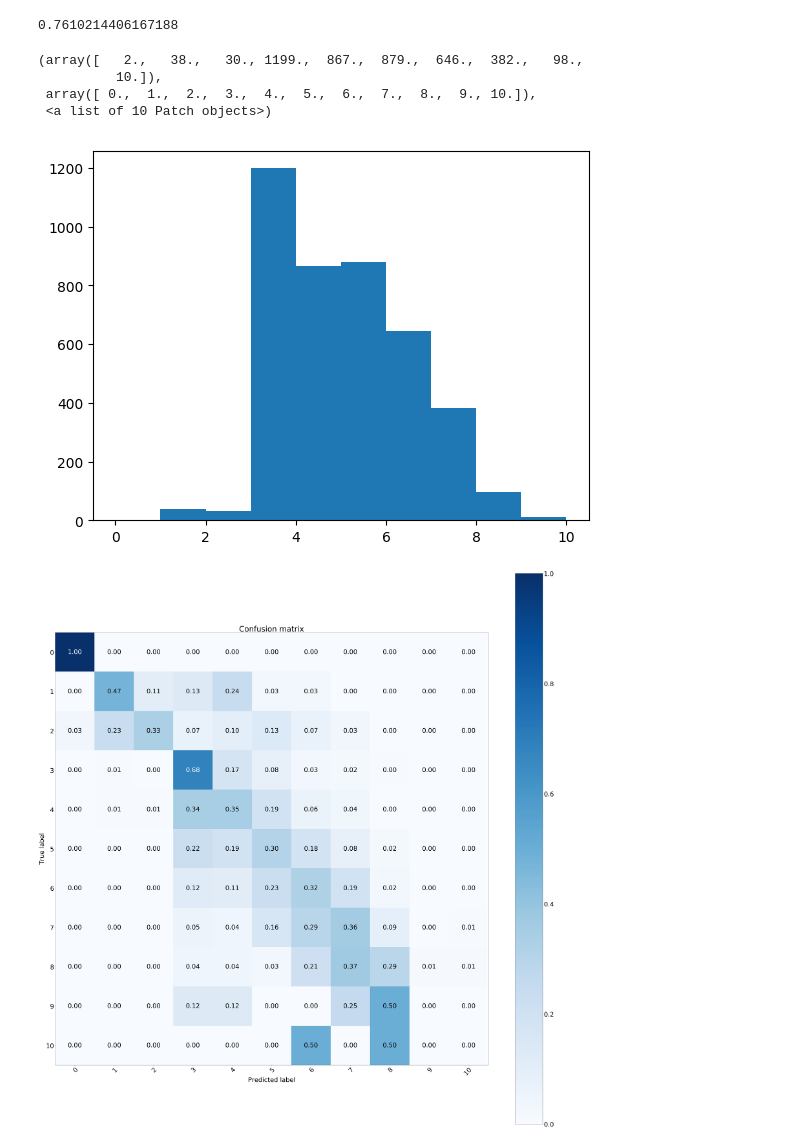
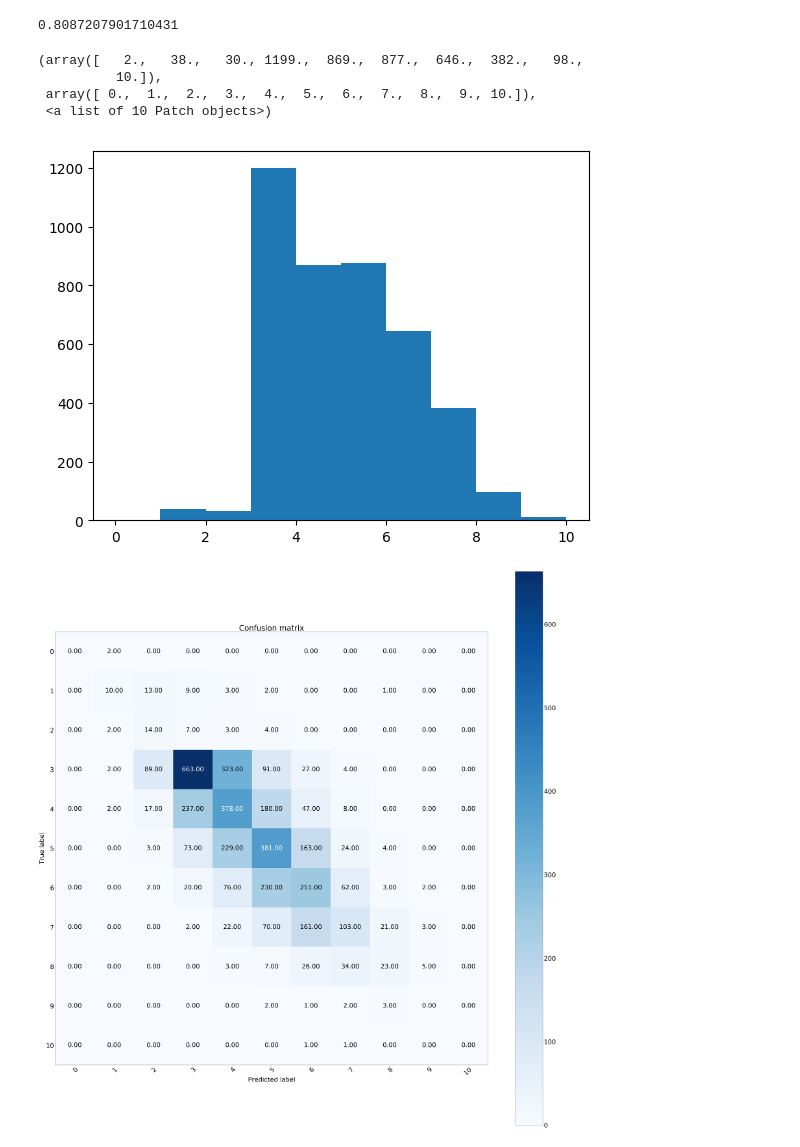
Before and after one commit to patrickbryant1/MHCII, a Jupyter notebook: Evaluation.ipynb, the cells around one changed output. Drawn from its saved outputs; the diff is of its cells as text; code cells hidden in the pictures.

```diff
--- a/Evaluation.ipynb
+++ b/Evaluation.ipynb
@@ -13,7 +13,7 @@ from sklearn.metrics import roc_curve, auc, confusion_matrix, roc_auc_score
 import math
 import pdb
 # %%
-bins = np.array([-5.47712125, -4.77712125, -4.07712125, -3.37712125, -2.7,
+bins = np.array([-5.47712125, -4.77712125, -4.07712125, -3.37712125, -2.69897,
        -1.97712125, -1.27712125, -0.57712125,  0.12287875,  0.82287875])
 # %%
 base = '/hdd/pbryant/results/mhc/20190911/'
@@ -29,0 +53,9 @@ print(np.digitize(a, bins))
+# %%
+true_new = []
+for i in range(len(true)):
+    if true[i] == -0.: #positiv
+        true[i]=-3
+    if true[i] == math.inf:
+        true[i]=-1
+
+true
@@ -30,4 +89,9 @@ print(np.digitize(a, bins))
 # %%
+#bin data
+true_binned = np.digitize(true,bins)
+pred_binned = np.digitize(pred,bins)
+true = true_binned
+pred = pred_binned
 true_binary = []
 pred_binary = []
 for i in range(len(true)):
@@ -43,11 +107,11 @@ for i in range(len(true)):
 #Accuracy in predicting binding/not
 1-np.sum(np.absolute(np.asarray(true_binary)-np.asarray(pred_binary)))/len(true_binary)
 # %% [output]
-0.7610214406167188
+0.8087207901710431
 # %%
 plt.hist(true)
 # %% [output]
-(array([   2.,   38.,   30., 1199.,  867.,  879.,  646.,  382.,   98.,
+(array([   2.,   38.,   30., 1199.,  869.,  877.,  646.,  382.,   98.,
           10.]),
  array([ 0.,  1.,  2.,  3.,  4.,  5.,  6.,  7.,  8.,  9., 10.]),
  <a list of 10 Patch objects>)
@@ -56,7 +120,7 @@ plt.hist(true)
 plt.rcParams.update({'font.size': 40})
 cm = confusion_matrix(true, pred)
 #pdb.set_trace()
-cm = cm.astype('float') / cm.sum(axis=1)[:,np.newaxis]
+#cm = cm.astype('float') / cm.sum(axis=1)[:,np.newaxis]
 #pdb.set_trace()
 
 
@@ -64,34 +128,34 @@ fig, ax = plt.subplots(figsize=(50,50))
 cmap=plt.cm.Blues
 im = ax.imshow(cm, interpolation='nearest', cmap=cmap)
 ax.figure.colorbar(im, ax=ax)
 # We want to show all ticks...
 ax.set(xticks=np.arange(cm.shape[1]),
         yticks=np.arange(cm.shape[0]),
         # ... and label them with the respective list entries
         #xticklabels=classes, yticklabels=classes,
         title='Confusion matrix',
         ylabel='True label',
         xlabel='Predicted label')
 # Rotate the tick labels and set their alignment.
 plt.setp(ax.get_xticklabels(), rotation=45, ha="right",
              rotation_mode="anchor", fontsize = 40.0)
 
 # Loop over data dimensions and create text annotations.
 fmt = '.2f'
 thresh = cm.max() / 2.
 for i in range(cm.shape[0]):
     for j in range(cm.shape[1]):
         ax.text(j, i, format(cm[i, j], fmt),
                 ha="center", va="center",fontsize = 40.0,
                 color="white" if cm[i, j] > thresh else "black")
 fig.tight_layout()
 
 np.set_printoptions(precision=2)
 plt.show()
 import matplotlib as mpl
 mpl.rcParams.update(mpl.rcParamsDefault)
 # %% [output]
-[figure, old version]
+[figure, new version]
 # %%
 fpr, tpr, thresholds = roc_curve(true_binary, pred_binary)
 plt.plot([0, 1], [0, 1], linestyle='--')
```
Also changed, not shown: parts of 5 cells of this notebook, 6 other files.
